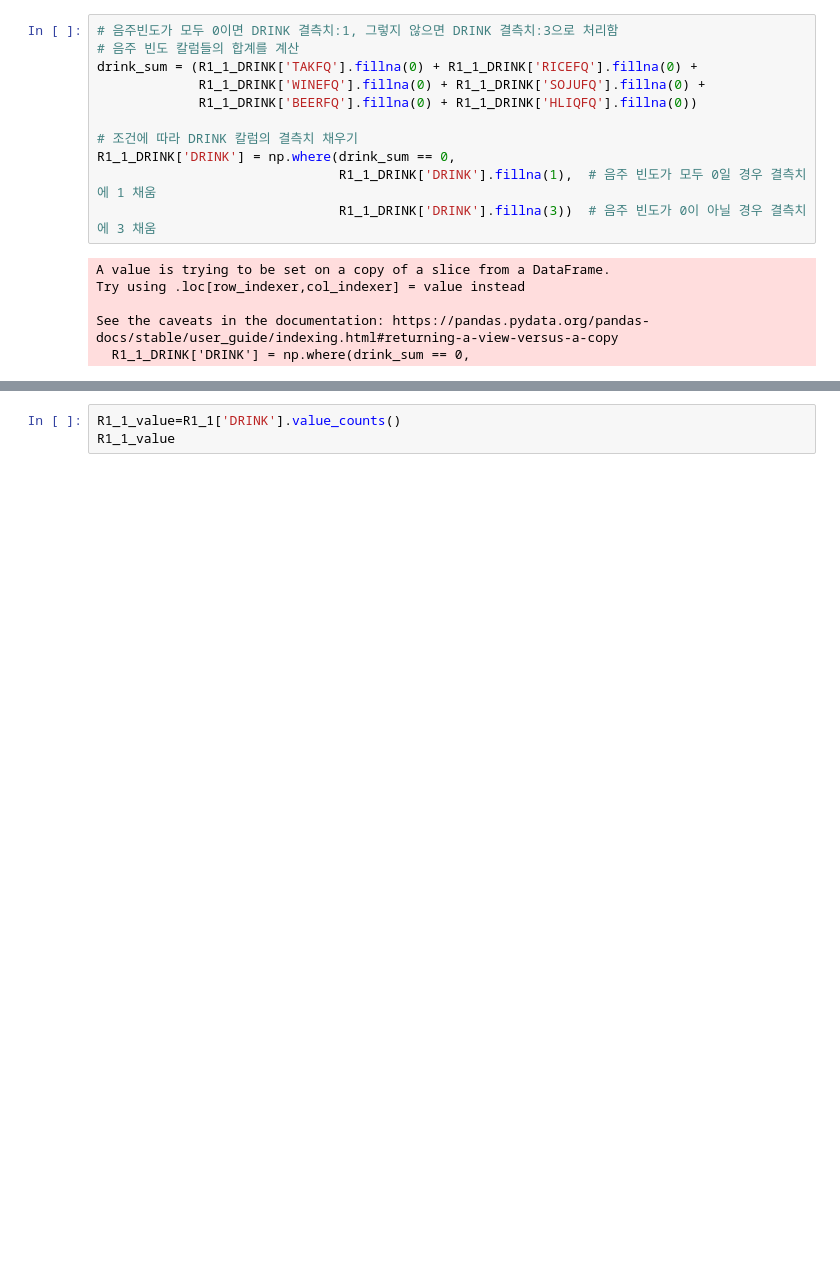
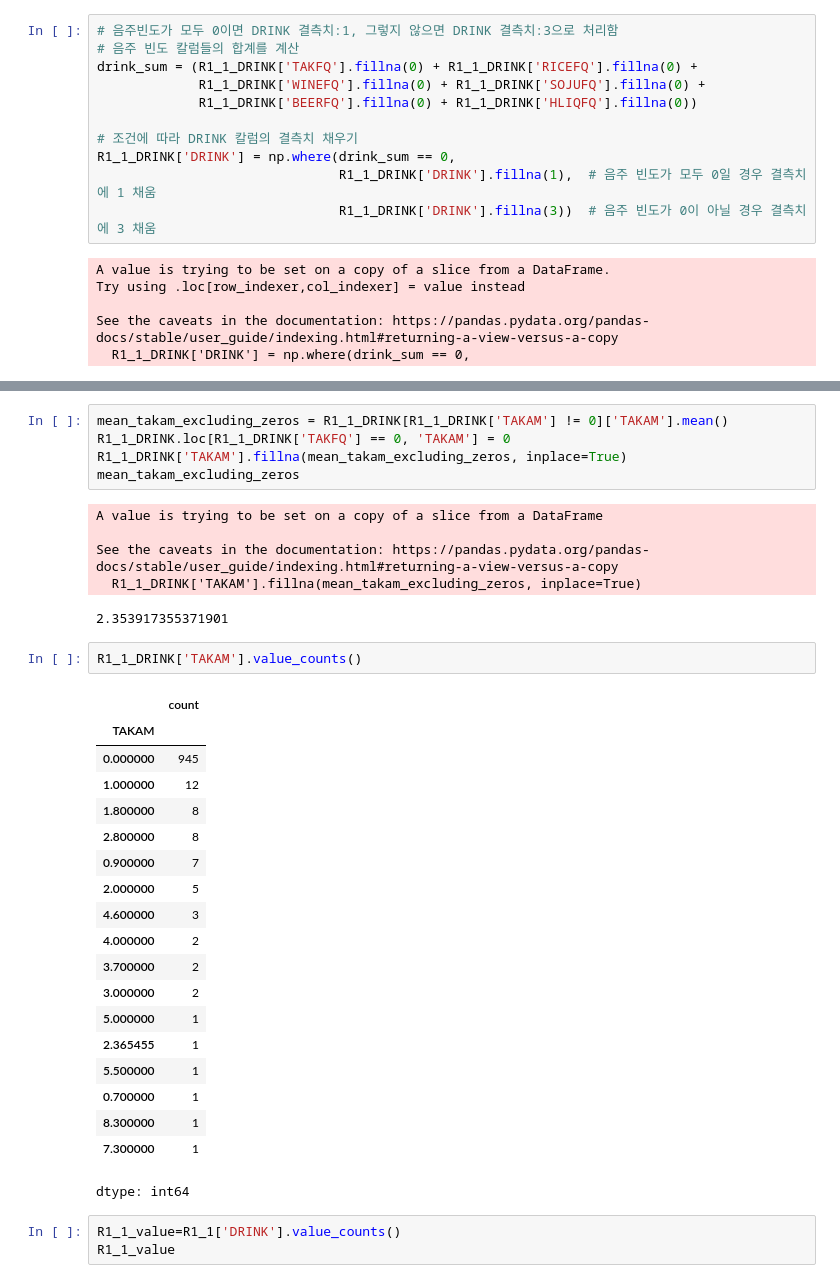
Before and after one commit to JOyongho4/DARTB4, a Jupyter notebook: KoreanHealthRecords.ipynb, the cells around one changed output, grey strips where cells are left out. Cells and saved outputs as stored; diff of their text form; blank space fills up the shorter version.

```diff
--- a/KoreanHealthRecords.ipynb
+++ b/KoreanHealthRecords.ipynb
@@ -251,3 +285,36 @@ dtype: int64
+# %%
+mean_takam_excluding_zeros = R1_1_DRINK[R1_1_DRINK['TAKAM'] != 0]['TAKAM'].mean()
+R1_1_DRINK.loc[R1_1_DRINK['TAKFQ'] == 0, 'TAKAM'] = 0
+R1_1_DRINK['TAKAM'].fillna(mean_takam_excluding_zeros, inplace=True)
+mean_takam_excluding_zeros
+# %% [output]
+A value is trying to be set on a copy of a slice from a DataFrame
+
+See the caveats in the documentation: https://pandas.pydata.org/pandas-docs/stable/user_guide/indexing.html#returning-a-view-versus-a-copy
+  R1_1_DRINK['TAKAM'].fillna(mean_takam_excluding_zeros, inplace=True)
+2.353917355371901
+# %%
+R1_1_DRINK['TAKAM'].value_counts()
+# %% [output]
+|  | count |
+| TAKAM |  |
+| 0.000000 | 945 |
+| 1.000000 | 12 |
+| 1.800000 | 8 |
+| 2.800000 | 8 |
+| 0.900000 | 7 |
+| 2.000000 | 5 |
+| 4.600000 | 3 |
+| 4.000000 | 2 |
+| 3.700000 | 2 |
+| 3.000000 | 2 |
+| 5.000000 | 1 |
+| 2.365455 | 1 |
+| 5.500000 | 1 |
+| 0.700000 | 1 |
+| 8.300000 | 1 |
+| 7.300000 | 1 |
+dtype: int64
 # %%
 R1_1_value=R1_1['DRINK'].value_counts()
 R1_1_value
```
Also changed, not shown: parts of 4 cells of this notebook.
